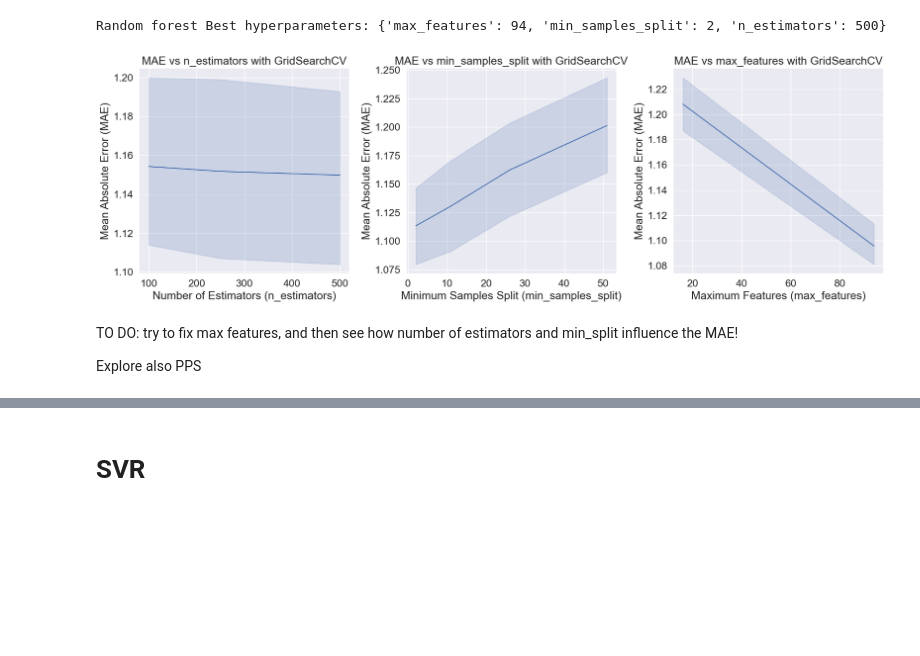
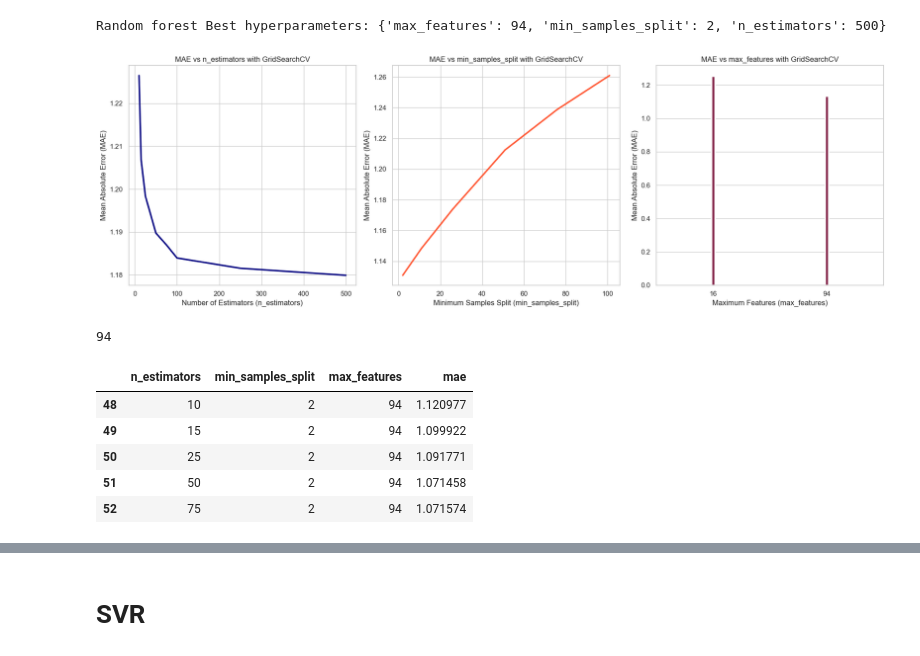
Before and after one commit to giuliofantuzzi/ML-final-project, a Jupyter notebook: code/ML-models/hyperparameter-tuning.ipynb, the cells around one changed output, grey strips where cells are left out. Saved outputs shown, nothing was run; the diff lists cells and outputs as text; code cells hidden in the pictures; blank space fills up the shorter version.

```diff
--- a/code/ML-models/hyperparameter-tuning.ipynb
+++ b/code/ML-models/hyperparameter-tuning.ipynb
@@ -26,9 +26,9 @@ from sklearn.metrics import make_scorer, mean_absolute_error
 data = pd.read_csv('../../datasets/data-stemmed-R.csv')
 Y = data['engagement.rate']
 X = data.drop(columns=['engagement.rate'])
-columns_to_scale= [col for col in X.columns if col not in X.select_dtypes('bool').columns.tolist()]
-scaler = StandardScaler()
-X[columns_to_scale]= scaler.fit_transform(X[columns_to_scale])
+# columns_to_scale= [col for col in X.columns if col not in X.select_dtypes('bool').columns.tolist()]
+# scaler = StandardScaler()
+# X[columns_to_scale]= scaler.fit_transform(X[columns_to_scale])
 # %% [markdown]
 **DISCLAIMER:** we want a robust result about the optimal hyperparameters, so we are going to implement a CV.
 Since our future models will be trained in training sets with size $\frac{9}{10}|D|$, we can do hyperparameter tuning with CV on the entire dataset (in order to mantain the same proportion)
@@ -115,8 +115,8 @@ plt.show()
 # %% [markdown]
 # Random Forest
 # %%
-n_estimators= [100, 250, 500]
-min_samples_split= [2, 11, 26, 51] #corrisponde a 1+n_min di medvet
+n_estimators= [10,15,25,50,75,100, 250, 500]
+min_samples_split= [2, 11, 26, 51,76,101] #corrisponde a 1+n_min di medvet
 max_features= [math.floor(math.sqrt(X.shape[1])), X.shape[1] // 3]
 
 param_grid = {
@@ -126,7 +126,7 @@ param_grid = {
 }
 
 # Create KNeighborsRegressor
-rf = RandomForestRegressor()
+rf = RandomForestRegressor(n_jobs=-1) #n_jobs=-1 means that the computation will be dispatched on all the CPUs of the computer.
 
 # Use GridSearchCV to find the best hyperparameters
 rf_grid_search = GridSearchCV(rf, param_grid, cv=10, scoring="neg_mean_absolute_error")
@@ -141,36 +141,38 @@ Random forest Best hyperparameters: {'max_features': 94, 'min_samples_split': 2,
 # %%
 # Get the results in a DataFrame
 rf_results = pd.DataFrame(rf_grid_search.cv_results_)
 
 # Create a 1x3 matrix of subplots
 fig, axes = plt.subplots(1, 3, figsize=(18, 6))
 
 # Plot MAE vs n_estimators
-sns.lineplot(x='param_n_estimators', y=-rf_results['mean_test_score'], data=rf_results, ax=axes[0])
+sns.lineplot(x='param_n_estimators', y=-rf_results['mean_test_score'],
+             data=rf_results, ax=axes[0],errorbar=None,linewidth = 2.5,
+             color='navy')
 axes[0].set_xlabel('Number of Estimators (n_estimators)')
 axes[0].set_ylabel('Mean Absolute Error (MAE)')
 axes[0].set_title('MAE vs n_estimators with GridSearchCV')
 
 # Plot MAE vs min_samples_split
-sns.lineplot(x='param_min_samples_split', y=-rf_results['mean_test_score'], data=rf_results, ax=axes[1])
+sns.lineplot(x='param_min_samples_split', y=-rf_results['mean_test_score'],
+             data=rf_results, ax=axes[1],errorbar=None,linewidth = 2.5,
+             color='#FF5733')
 axes[1].set_xlabel('Minimum Samples Split (min_samples_split)')
 axes[1].set_ylabel('Mean Absolute Error (MAE)')
 axes[1].set_title('MAE vs min_samples_split with GridSearchCV')
 
 # Plot MAE vs max_features
-sns.lineplot(x='param_max_features', y=-rf_results['mean_test_score'], data=rf_results, ax=axes[2])
+sns.barplot(x='param_max_features', y=-rf_results['mean_test_score'],
+             data=rf_results, ax=axes[2],errorbar=None,linewidth = 2.5,
+             color='#900C3F',width=0.03)
 axes[2].set_xlabel('Maximum Features (max_features)')
 axes[2].set_ylabel('Mean Absolute Error (MAE)')
 axes[2].set_title('MAE vs max_features with GridSearchCV')
 
 # Adjust layout for better spacing
 plt.tight_layout()
 
 # Show the plots
 plt.show()
 # %% [output]
-[figure, old version]
+[figure, new version]
-# %% [markdown]
-TO DO: try to fix max features, and then see how number of estimators and min_split influence the MAE!
-
-Explore also PPS
@@ -176,0 +191,13 @@ Explore also PPS
+# %%
+X.shape[1] // 3
+# %% [output]
+94
+# %%
+extracted_data.head()
+# %% [output]
+|  | n_estimators | min_samples_split | max_features | mae |
+| 48 | 10 | 2 | 94 | 1.120977 |
+| 49 | 15 | 2 | 94 | 1.099922 |
+| 50 | 25 | 2 | 94 | 1.091771 |
+| 51 | 50 | 2 | 94 | 1.071458 |
+| 52 | 75 | 2 | 94 | 1.071574 |
```
Also changed, not shown: parts of 6 cells of this notebook.
